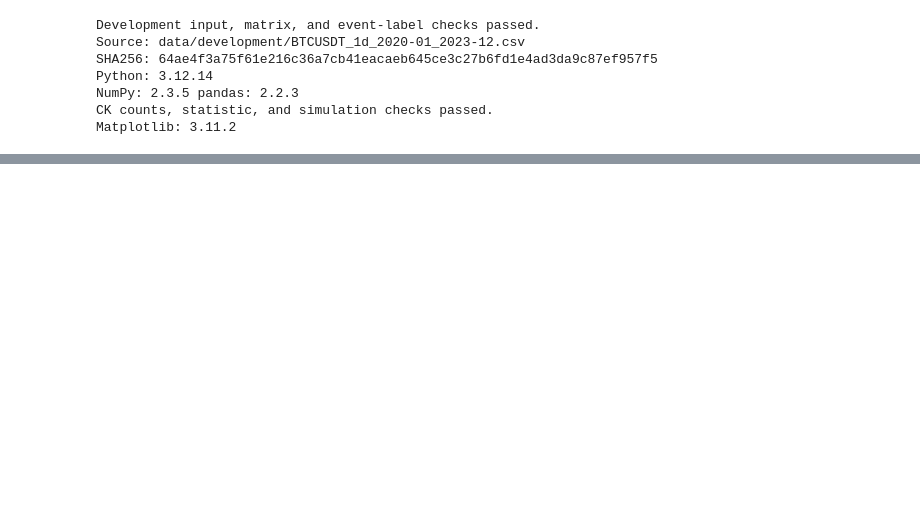
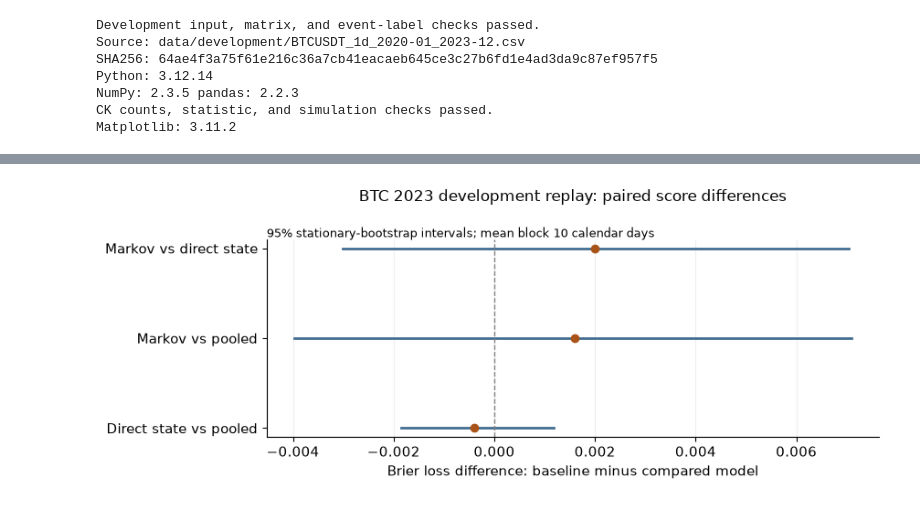
Before and after one commit to Arakushima/btc_markov, a Jupyter notebook: notebooks/01_states_and_first_passage.ipynb, the cells around one changed output, grey strips where cells are left out. Cells and saved outputs as stored; diff of their text form; code cells hidden in the pictures; blank space fills up the shorter version.

Commit message:
Freeze Part A forecasts, scoring, and single-evaluation gate

```diff
--- a/notebooks/01_states_and_first_passage.ipynb
+++ b/notebooks/01_states_and_first_passage.ipynb
@@ -761,0 +721,4 @@ not been visually inspected.
+# %%
+import json
+part_a_config = json.loads((ROOT / "research/part_a_config.json").read_text())
+display(pd.Series({key: str(value) for key, value in part_a_config.items()}, name="Fixed Part A configuration").to_frame())
@@ -761,0 +994,13 @@ not been visually inspected.
+# %%
+def evaluate_asset(close, origin_start, origin_end, config):
+    """Run the fixed pipeline on an explicitly authorized input series.
+
+    This pure calculation does not open files. The CLI evaluation gate alone
+    authorizes loading holdout prices; notebook examples use development only.
+    """
+    features_for_run = make_features(close)
+    states_for_run = features_for_run["state"]
+    forecasts_for_run = rolling_forecasts(states_for_run, origin_start, origin_end, config)
+    labels_for_run = make_event_labels(states_for_run, config["horizon"])
+    scores = score_forecasts(forecasts_for_run, labels_for_run, config)
+    return {"forecasts": forecasts_for_run, "labels": labels_for_run.loc[forecasts_for_run.index], **scores}
@@ -761,0 +1011,4 @@ not been visually inspected.
+# %%
+development_result = evaluate_asset(btc["close"], "2023-01-01", "2023-12-26", part_a_config)
+display(development_result["summary"].style.format({"n":"{:.0f}", "brier":"{:.6f}", "log_loss":"{:.6f}", "event_rate":"{:.2%}", "mean_forecast":"{:.2%}"}))
+display(development_result["coverage"])
@@ -761,0 +1056,21 @@ not been visually inspected.
+# %%
+with plt.rc_context({"font.family":"DejaVu Sans", "font.size":11, "axes.spines.top":False, "axes.spines.right":False}):
+    fig, ax = plt.subplots(figsize=(8.8, 3.5))
+    comparison = development_result["comparisons"]
+    names = ["Markov vs direct state", "Markov vs pooled", "Direct state vs pooled"]
+    for row, (name, values) in enumerate(comparison.iterrows()):
+        if np.isfinite(values["ci_lower"]):
+            ax.plot([values["ci_lower"], values["ci_upper"]], [row, row], color="#426D91", linewidth=2)
+        ax.plot(values["delta_brier"], row, "o", color="#A95318")
+    ax.axvline(0, color="0.5", linestyle="--", linewidth=1)
+    ax.set_yticks(range(3), names)
+    ax.invert_yaxis()
+    ax.set_xlabel("Brier loss difference: baseline minus compared model")
+    ax.set_title("BTC 2023 development replay: paired score differences", pad=30, fontsize=12)
+    ax.text(0, 1.01, "95% stationary-bootstrap intervals; mean block 10 calendar days", transform=ax.transAxes, fontsize=9)
+    ax.grid(axis="x", alpha=.2)
+    fig.tight_layout()
+    display(fig)
+    plt.close(fig)
+# %% [output]
+[figure, added]
```
Also changed, not shown: parts of 23 cells of this notebook, 16 other files.
